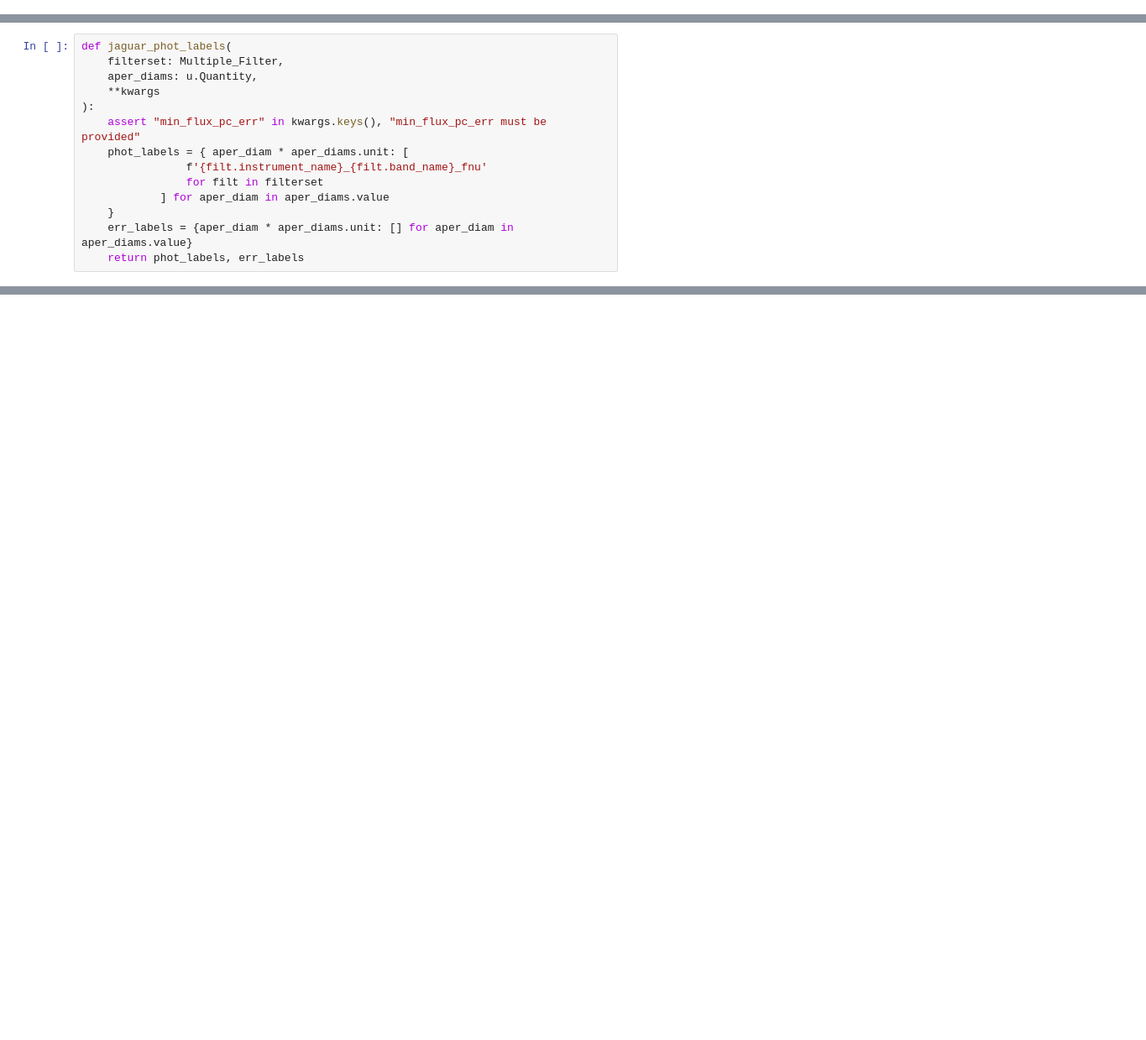
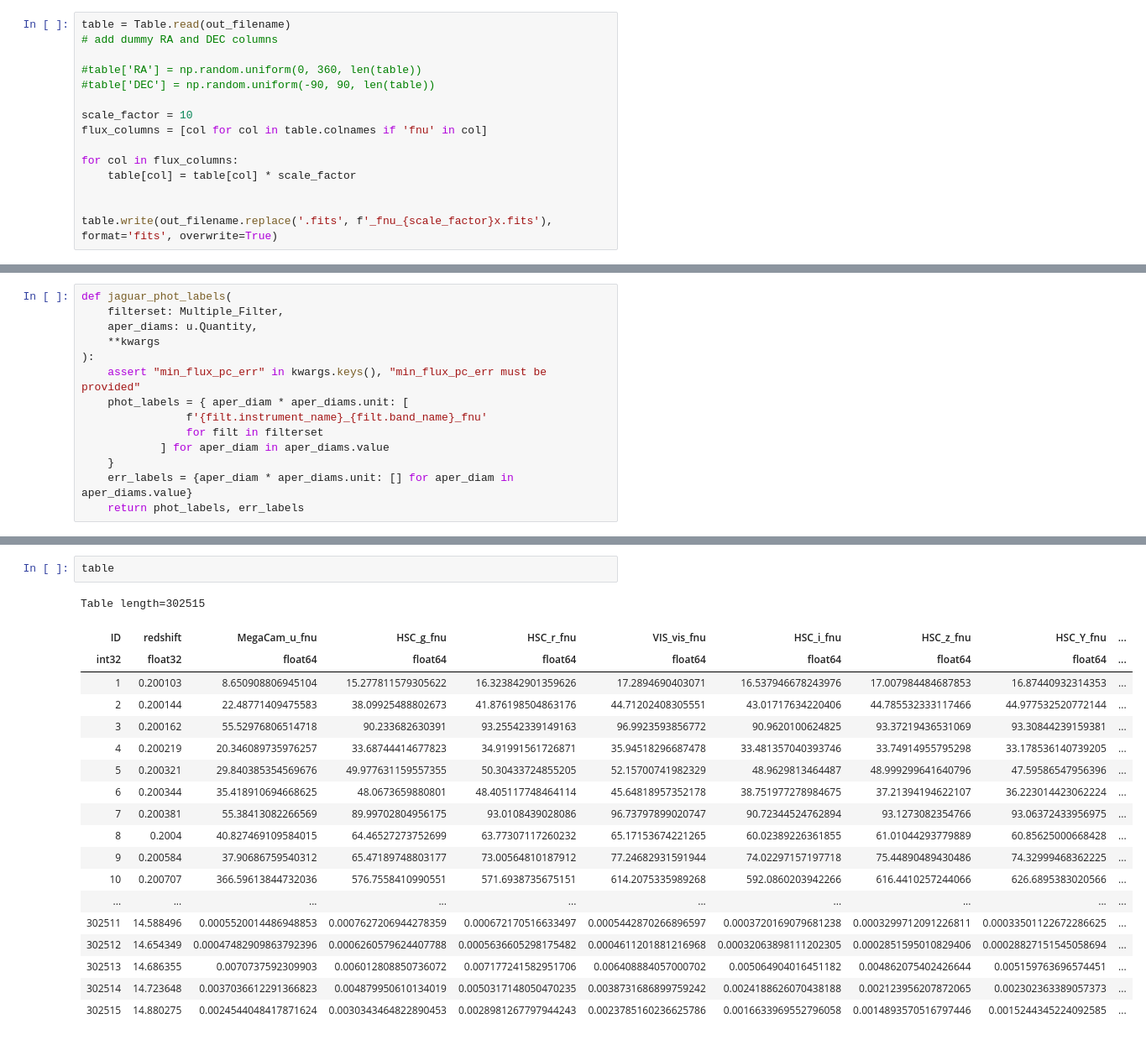
Before and after one commit to duncanaustin98/galfind, a Jupyter notebook: examples/jag_euclid_deep_sim.ipynb, the cells around one changed output, grey strips where cells are left out. Shown: that part at 84% size. Cells and saved outputs as stored; diff of their text form; blank space fills up the shorter version.

```diff
--- a/examples/jag_euclid_deep_sim.ipynb
+++ b/examples/jag_euclid_deep_sim.ipynb
@@ -110,3 +132,18 @@ table = Table.read(out_filename)
+# %%
+table = Table.read(out_filename)
+# add dummy RA and DEC columns
+
+#table['RA'] = np.random.uniform(0, 360, len(table))
+#table['DEC'] = np.random.uniform(-90, 90, len(table))
+
+scale_factor = 10
+flux_columns = [col for col in table.colnames if 'fnu' in col]
+
+for col in flux_columns:
+    table[col] = table[col] * scale_factor
+
+
+table.write(out_filename.replace('.fits', f'_fnu_{scale_factor}x.fits'), format='fits', overwrite=True)
 # %%
 survey = 'Euclid-Deep'
 version = 'v_sim'
@@ -172,0 +265,22 @@ TypeError: Catalogue_Creator.__init__() got an unexpected keyword argument 'load
+# %%
+table
+# %% [output]
+Table length=302515
+| ID | redshift | MegaCam_u_fnu | HSC_g_fnu | HSC_r_fnu | VIS_vis_fnu | HSC_i_fnu | HSC_z_fnu | HSC_Y_fnu | ... |
+| int32 | float32 | float64 | float64 | float64 | float64 | float64 | float64 | float64 | ... |
+| 1 | 0.200103 | 8.650908806945104 | 15.277811579305622 | 16.323842901359626 | 17.2894690403071 | 16.537946678243976 | 17.007984484687853 | 16.87440932314353 | ... |
+| 2 | 0.200144 | 22.48771409475583 | 38.09925488802673 | 41.876198504863176 | 44.71202408305551 | 43.01717634220406 | 44.785532333117466 | 44.977532520772144 | ... |
+| 3 | 0.200162 | 55.52976806514718 | 90.233682630391 | 93.25542339149163 | 96.9923593856772 | 90.9620100624825 | 93.37219436531069 | 93.30844239159381 | ... |
+| 4 | 0.200219 | 20.346089735976257 | 33.68744414677823 | 34.91991561726871 | 35.94518296687478 | 33.481357040393746 | 33.74914955795298 | 33.178536140739205 | ... |
+| 5 | 0.200321 | 29.840385354569676 | 49.977631159557355 | 50.30433724855205 | 52.15700741982329 | 48.9629813464487 | 48.999299641640796 | 47.59586547956396 | ... |
+| 6 | 0.200344 | 35.418910694668625 | 48.0673659880801 | 48.405117748464114 | 45.64818957352178 | 38.751977278984675 | 37.21394194622107 | 36.223014423062224 | ... |
+| 7 | 0.200381 | 55.38413082266569 | 89.99702804956175 | 93.0108439028086 | 96.73797899020747 | 90.72344524762894 | 93.1273082354766 | 93.06372433956975 | ... |
+| 8 | 0.2004 | 40.827469109584015 | 64.46527273752699 | 63.77307117260232 | 65.17153674221265 | 60.02389226361855 | 61.01044293779889 | 60.85625000668428 | ... |
+| 9 | 0.200584 | 37.90686759540312 | 65.47189748803177 | 73.00564810187912 | 77.24682931591944 | 74.02297157197718 | 75.44890489430486 | 74.32999468362225 | ... |
+| 10 | 0.200707 | 366.59613844732036 | 576.7558410990551 | 571.6938735675151 | 614.2075335989268 | 592.0860203942266 | 616.4410257244066 | 626.6895383020566 | ... |
+| ... | ... | ... | ... | ... | ... | ... | ... | ... | ... |
+| 302511 | 14.588496 | 0.0005520014486948853 | 0.0007627206944278359 | 0.000672170516633497 | 0.0005442870266896597 | 0.0003720169079681238 | 0.0003299712091226811 | 0.00033501122672286625 | ... |
+| 302512 | 14.654349 | 0.00047482909863792396 | 0.0006260579624407788 | 0.0005636605298175482 | 0.0004611201881216968 | 0.00032063898111202305 | 0.0002851595010829406 | 0.00028827151545058694 | ... |
+| 302513 | 14.686355 | 0.0070737592309903 | 0.006012808850736072 | 0.007177241582951706 | 0.006408884057000702 | 0.005064904016451182 | 0.004862075402426644 | 0.005159763696574451 | ... |
+| 302514 | 14.723648 | 0.0037036612291366823 | 0.004879950610134019 | 0.0050317148050470235 | 0.0038731686899759242 | 0.0024188626070438188 | 0.002123956207872065 | 0.002302363389057373 | ... |
+| 302515 | 14.880275 | 0.0024544048417871624 | 0.0030343464822890453 | 0.0028981267797944243 | 0.0023785160236625786 | 0.0016633969552796058 | 0.0014893570516797446 | 0.0015244345224092585 | ... |
```
Also changed, not shown: parts of 17 cells of this notebook, 10 other files.
